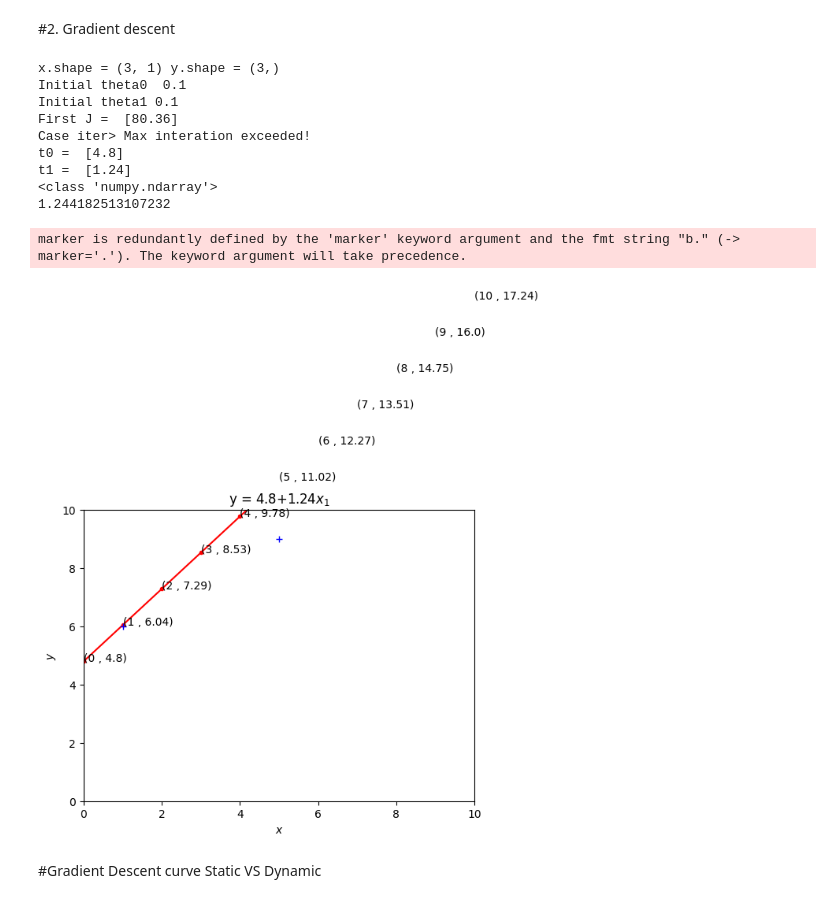
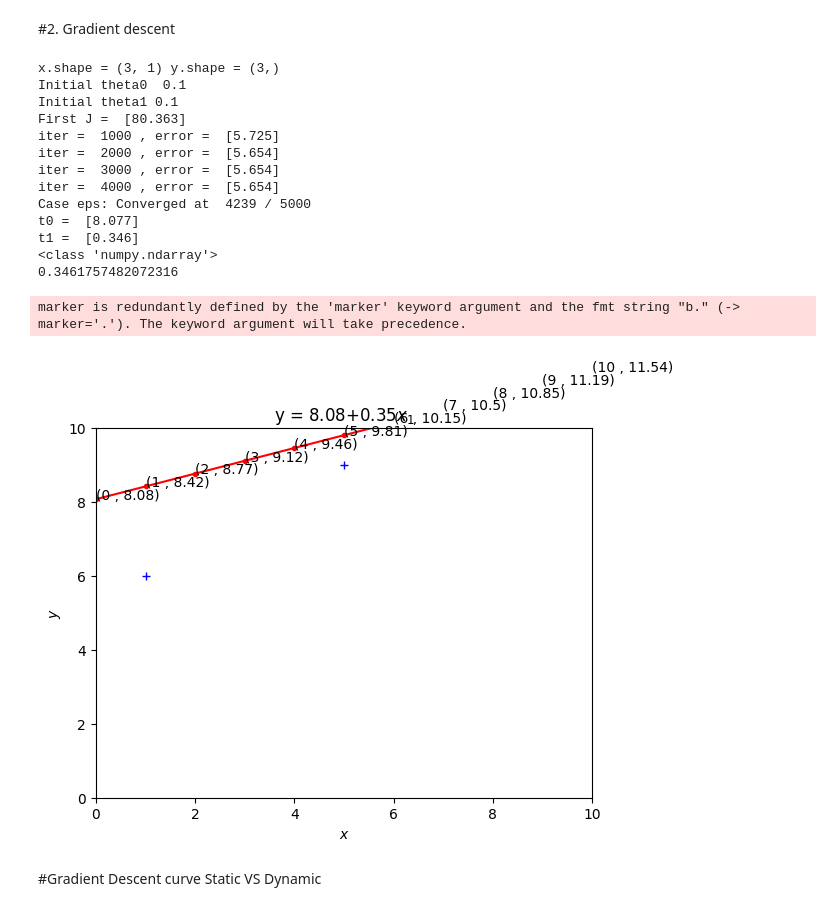
Before and after one commit to ekaratnida/Applied-machine-learning, a Jupyter notebook: Week02-LR/Lab2.ipynb, the cells around one changed output. Saved outputs shown, nothing was run; the diff lists cells and outputs as text; code cells hidden in the pictures.

```diff
--- a/Week02-LR/Lab2.ipynb
+++ b/Week02-LR/Lab2.ipynb
@@ -82,6 +83,7 @@ import random
 import math
 
 def gradient_descent(eta, x, y, ep=0.001, max_iter=10000):
+
   global lossTheta0, lossTheta1 # Declare them as global to modify
   lossTheta0.clear() # Clear at the start of the function to ensure fresh data
   lossTheta1.clear() # Clear at the start of the function
@@ -131,14 +133,15 @@ def gradient_descent(eta, x, y, ep=0.001, max_iter=10000):
     # Record the loss at this iteration
     lossTheta0[t] = J[0] # Store iteration number as key, J as value
 
-    '''print("\niter = ",t)
-    print("t0 = ",theta0)
-    print("t1 = ",theta1)
-    print("test", t % 100 == 0)'''
+    if False:
+      print("\niter = ",t)
+      print("t0 = ",theta0)
+      print("t1 = ",theta1)
+      print("test", t % 100 == 0)
+
     if math.floor(t % 1000) == 0:
       # This block is now only for printing debug info at certain intervals.
       print("iter = ",t, ", error = ", J)
-
 
     #Termiate 2
     if t == max_iter:
@@ -155,41 +158,44 @@ if __name__ == '__main__':
   y = np.array([12,9,6])
   print("x.shape = %s y.shape = %s" %(x.shape, y.shape))
   eta = 0.01 # learning rate
 
-  theta = gradient_descent(eta, x, y, ep=0.00000000001, max_iter=300)
+  theta = gradient_descent(eta, x, y, ep=0.00000000001, max_iter=5000)
   print(type(theta))
   print (theta[len(theta)-1])
-
 
   #prediction
   x_t = range(0,11)
   x_t_b = np.c_[np.ones((len(x_t),1)), x_t]
   y_p = x_t_b.dot(theta)
   #print("x_test = ",x_t)
   #print("y predict = ",y_p)
 
   # plot
   plt.title("y = "+str(np.round(theta[0],2))+"+"+str(np.round(theta[1],2))+r"$x_1$")
   plt.plot(x_t, y_p,"r.-")
   plt.plot(x, y, "b.",marker="+")
   for x,y in zip(x_t, y_p):
     plt.text( x ,y, f"({np.round(x,2)} , {np.round(y,2)})")
   plt.axis([0,10,0,10])
   plt.xlabel(r'$x$')
   plt.ylabel(r'$y$')
   plt.show()
 # %% [output]
 x.shape = (3, 1) y.shape = (3,)
 Initial theta0  0.1
 Initial theta1 0.1
-First J =  [80.36]
-Case iter> Max interation exceeded!
-t0 =  [4.8]
-t1 =  [1.24]
+First J =  [80.363]
+iter =  1000 , error =  [5.725]
+iter =  2000 , error =  [5.654]
+iter =  3000 , error =  [5.654]
+iter =  4000 , error =  [5.654]
+Case eps: Converged at  4239 / 5000
+t0 =  [8.077]
+t1 =  [0.346]
 <class 'numpy.ndarray'>
-1.244182513107232
+0.3461757482072316
 marker is redundantly defined by the 'marker' keyword argument and the fmt string "b." (-> marker='.'). The keyword argument will take precedence.
-[figure, old version]
+[figure, new version]
 # %% [markdown]
 #Gradient Descent curve Static VS Dynamic
 # %%
```
Also changed, not shown: parts of 4 cells of this notebook.
